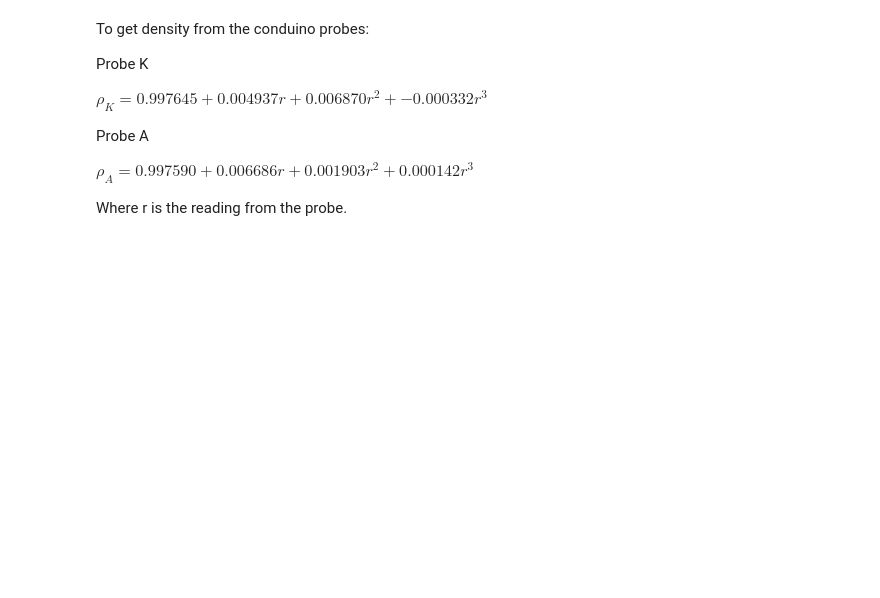
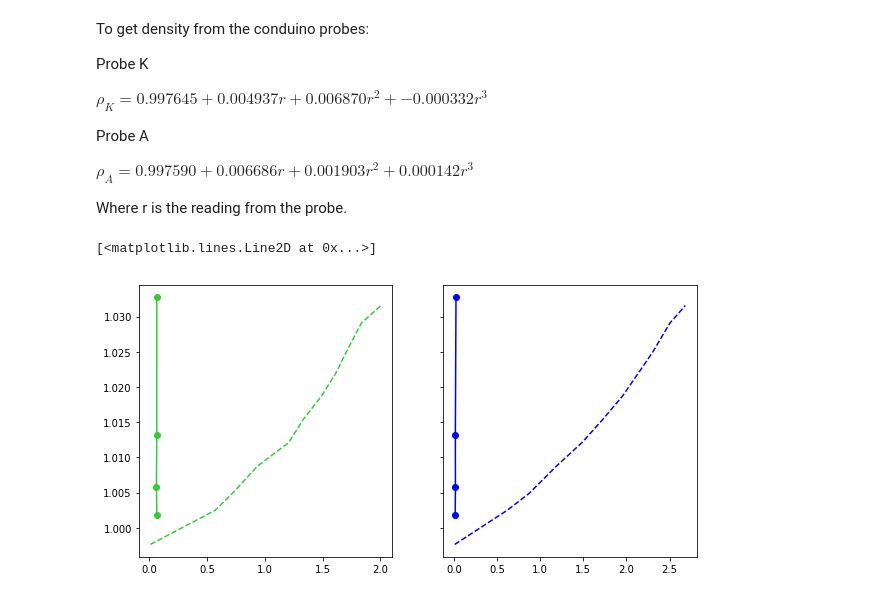
Before and after one commit to UBC-MOAD/MultipleCanyons, a Jupyter notebook: lab/Conduino/Calibration/notebooks/lab_probes_calibration03.ipynb, the cells around one changed output. Saved outputs shown, nothing was run; the diff lists cells and outputs as text; code cells hidden in the pictures; blank space fills up the shorter version.

Commit message:
Added calibration of probes BCP and experiments

```diff
--- a/lab/Conduino/Calibration/notebooks/lab_probes_calibration03.ipynb
+++ b/lab/Conduino/Calibration/notebooks/lab_probes_calibration03.ipynb
@@ -75,11 +64,11 @@ std_read_ch2 = np.zeros(file_num)
 
 mean_read_ch4 = np.zeros(file_num)
 std_read_ch4 = np.zeros(file_num)
-
+nums = ['000', '010', '020', '030', '040', '050', '060', '070','080', '090', '100']
 fig, (ax0, ax1) = plt.subplots(1,2, figsize=(10,5), sharey=True)
 
-for filepath, ii in zip(glob.iglob('../LabProbesCalibration3/*.mat'),
-                                  range(file_num)):
+for num, ii in zip(nums, range(file_num)):
+    filepath = '../LabProbesCalibration3/%spc.mat' %num
     print(filepath)
     mat = sio.loadmat(filepath, squeeze_me=True)
     ch2 = mat['ch2']
@@ -176,3 +165,22 @@ Probe A
 $\rho_A = 0.997590+0.006686r+0.001903r^2+0.000142r^3$
 
 Where r is the reading from the probe.
+# %%
+# Routine calibration check feb 19 2019
+KK = np.array([0.0677692,0.0637012,0.067024,0.0671])
+AA = np.array([0.016129,0.0193756,0.0184208,0.0258])
+rho = np.array([1.001836, 1.005756, 1.013187, 1.03273])
+
+fitKK = coefK[0]+(coefK[1]*KK)+(coefK[2]*KK**2) + (coefK[3]*KK**3)
+fitAA = coefA[0]+(coefA[1]*AA)+(coefA[2]*AA**2) + (coefA[3]*AA**3)
+
+
+fig, (ax0, ax1) = plt.subplots(1,2, figsize=(10,5), sharey=True)
+
+ax0.plot(KK, rho,'-',marker='o', color='limegreen')
+ax1.plot(AA, rho,'-',marker='o', color='blue')
+ax0.plot(mean_read_ch2,df.density, '--',color='limegreen')
+ax1.plot(mean_read_ch4,df.density,'--', color='blue')
+# %% [output]
+[<matplotlib.lines.Line2D at 0x...>]
+[figure, added]
```
Also changed, not shown: parts of 1 cell of this notebook, 5 other files.
